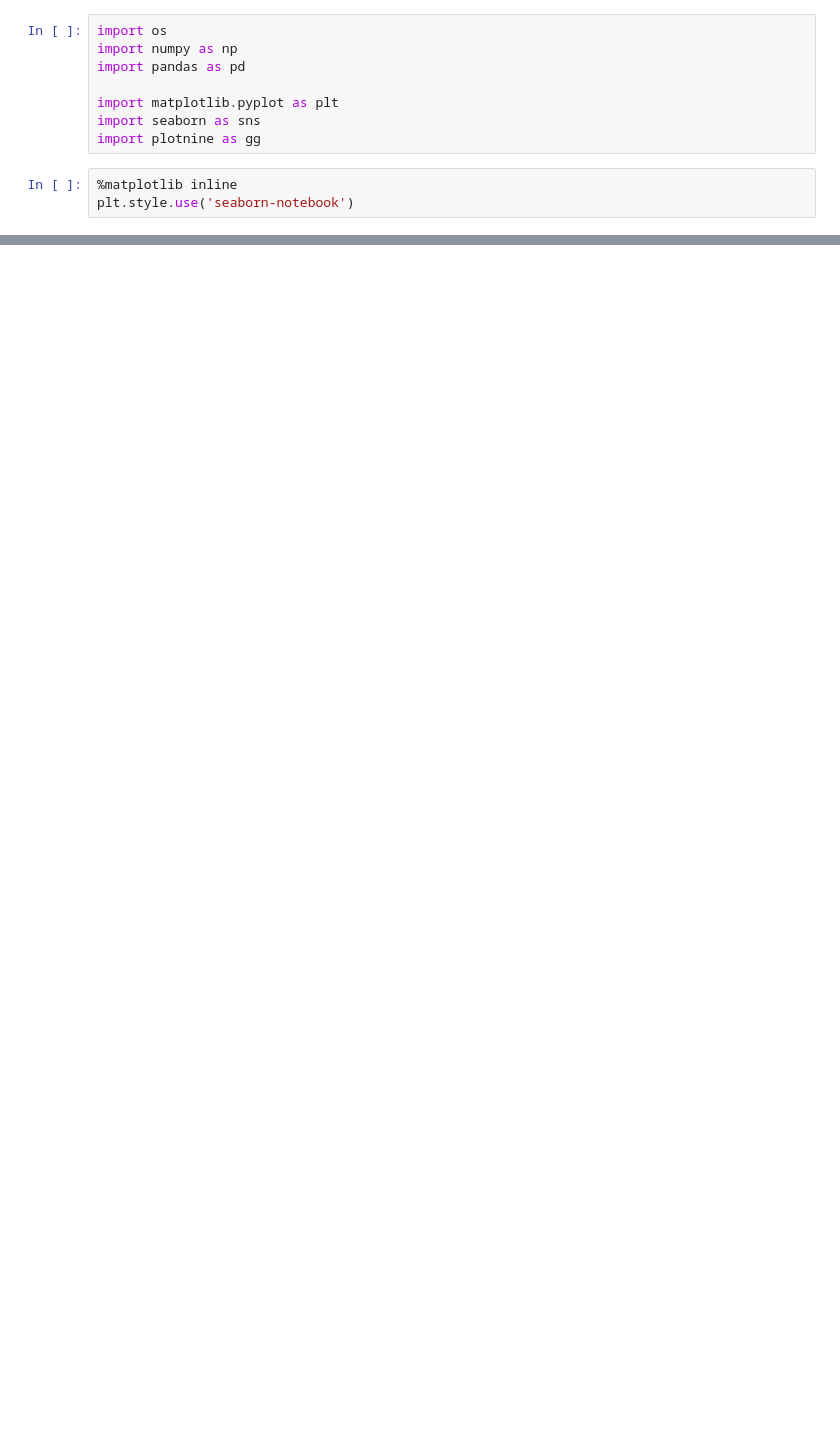
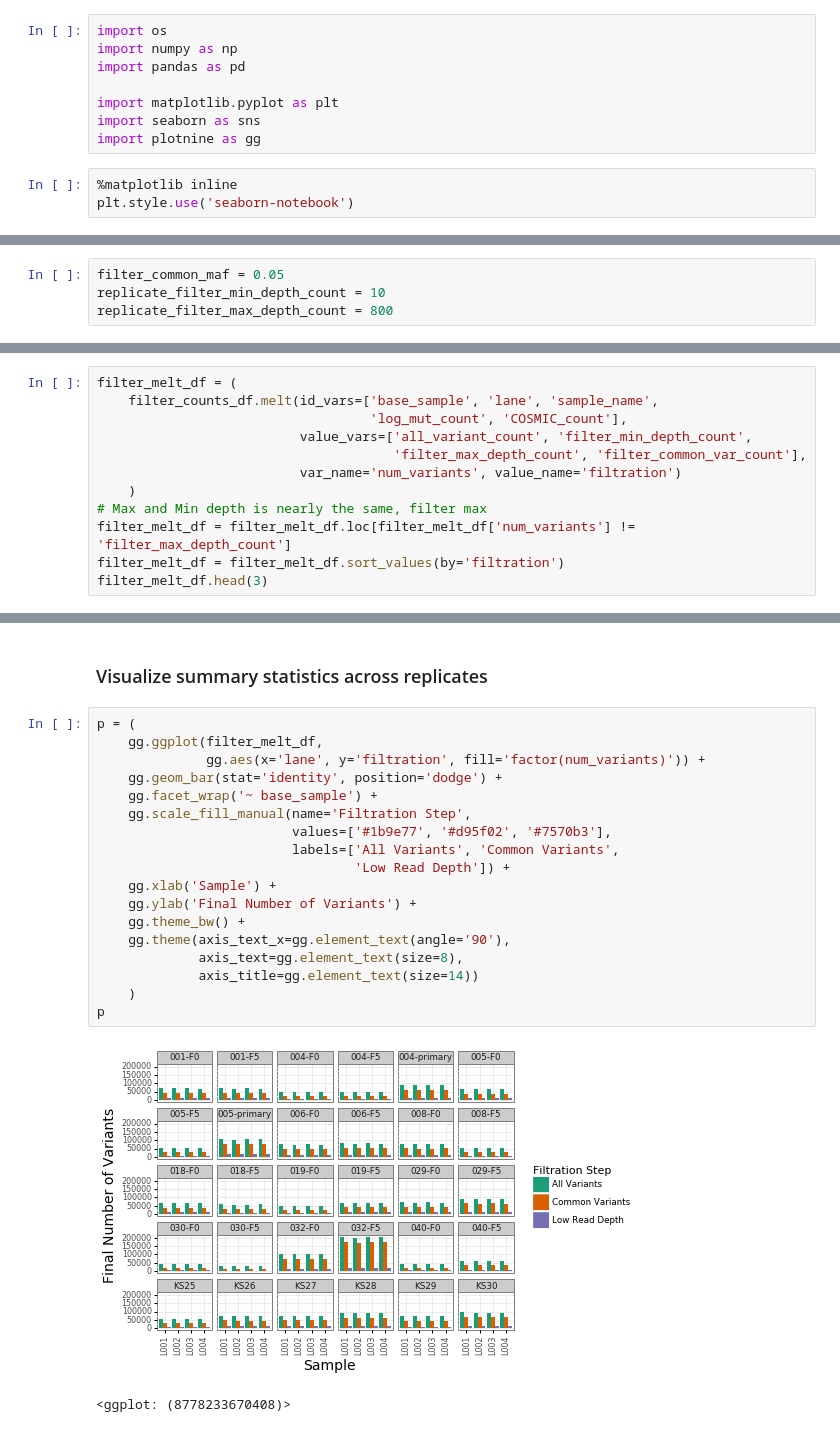
Before and after one commit to greenelab/pdx_exomeseq, a Jupyter notebook: filter_variants.ipynb, the cells around one changed output, grey strips where cells are left out. Drawn from its saved outputs; the diff is of its cells as text; blank space fills up the shorter version.

Commit message:
add merged files to filtration analysis

```diff
--- a/filter_variants.ipynb
+++ b/filter_variants.ipynb
@@ -232,0 +109,4 @@ gg.ggsave(p, figure_file, height=5.5, width=6.5, dpi=500)
+# %%
+filter_common_maf = 0.05
+replicate_filter_min_depth_count = 10
+replicate_filter_max_depth_count = 800
@@ -232,0 +191,12 @@ gg.ggsave(p, figure_file, height=5.5, width=6.5, dpi=500)
+# %%
+filter_melt_df = (
+    filter_counts_df.melt(id_vars=['base_sample', 'lane', 'sample_name',
+                                   'log_mut_count', 'COSMIC_count'],
+                          value_vars=['all_variant_count', 'filter_min_depth_count',
+                                      'filter_max_depth_count', 'filter_common_var_count'],
+                          var_name='num_variants', value_name='filtration')
+    )
+# Max and Min depth is nearly the same, filter max
+filter_melt_df = filter_melt_df.loc[filter_melt_df['num_variants'] != 'filter_max_depth_count']
+filter_melt_df = filter_melt_df.sort_values(by='filtration')
+filter_melt_df.head(3)
@@ -232,0 +208,23 @@ gg.ggsave(p, figure_file, height=5.5, width=6.5, dpi=500)
+# %% [markdown]
+### Visualize summary statistics across replicates
+# %%
+p = (
+    gg.ggplot(filter_melt_df,
+              gg.aes(x='lane', y='filtration', fill='factor(num_variants)')) +
+    gg.geom_bar(stat='identity', position='dodge') +
+    gg.facet_wrap('~ base_sample') +
+    gg.scale_fill_manual(name='Filtration Step',
+                         values=['#1b9e77', '#d95f02', '#7570b3'],
+                         labels=['All Variants', 'Common Variants',
+                                 'Low Read Depth']) +
+    gg.xlab('Sample') +
+    gg.ylab('Final Number of Variants') +
+    gg.theme_bw() +
+    gg.theme(axis_text_x=gg.element_text(angle='90'),
+             axis_text=gg.element_text(size=8),
+             axis_title=gg.element_text(size=14))
+    )
+p
+# %% [output]
+[figure, added]
+<ggplot: (8778233670408)>
```
Also changed, not shown: parts of 38 cells of this notebook.
